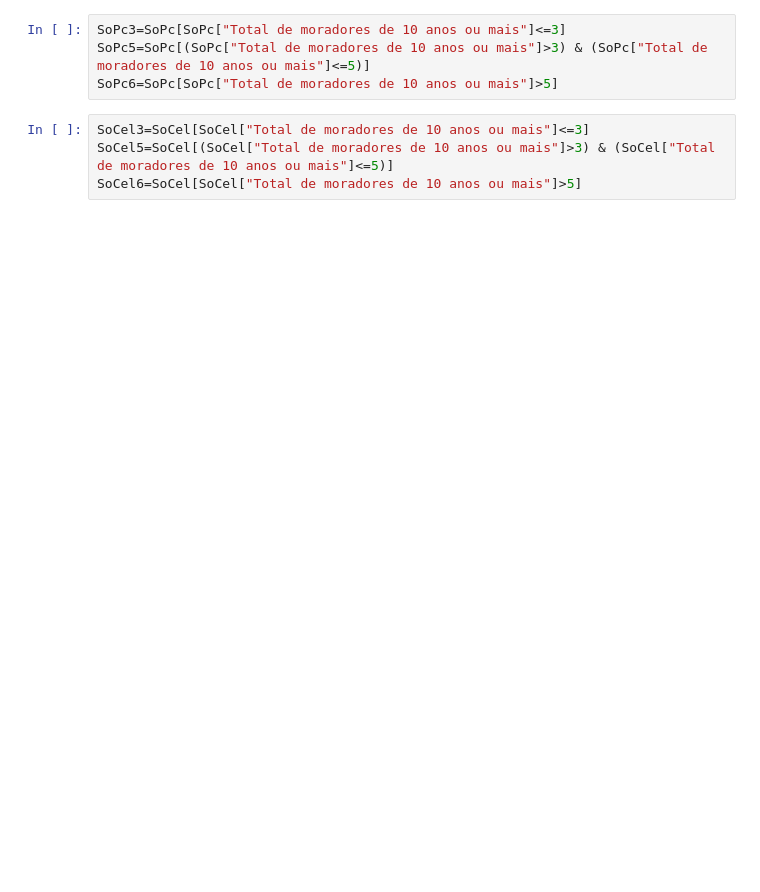
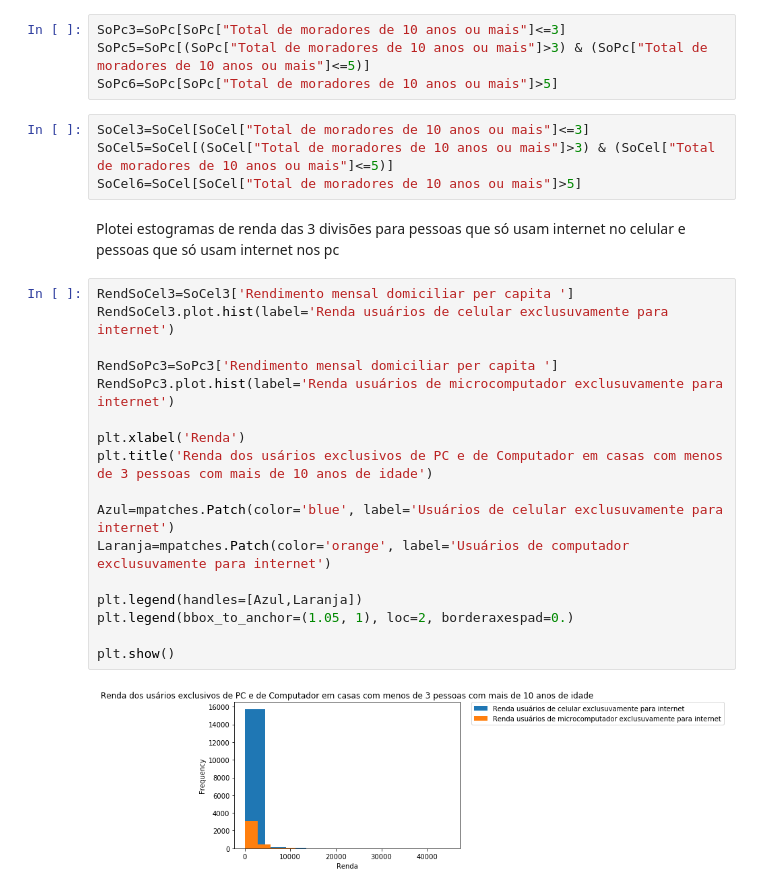
Before and after one commit to Veronur/CienciaDosDadosLuccadc, a Jupyter notebook: CienciaDosDadosLuccadc-master/dados/pj1/Projeto1 Layout.ipynb, the cells around one changed output. Saved outputs shown, nothing was run; the diff lists cells and outputs as text; blank space fills up the shorter version.

```diff
--- a/CienciaDosDadosLuccadc-master/dados/pj1/Projeto1 Layout.ipynb
+++ b/CienciaDosDadosLuccadc-master/dados/pj1/Projeto1 Layout.ipynb
@@ -199,3 +166,24 @@ SoPc6=SoPc[SoPc["Total de moradores de 10 anos ou mais"]>5]
 SoCel3=SoCel[SoCel["Total de moradores de 10 anos ou mais"]<=3]
 SoCel5=SoCel[(SoCel["Total de moradores de 10 anos ou mais"]>3) & (SoCel["Total de moradores de 10 anos ou mais"]<=5)]
 SoCel6=SoCel[SoCel["Total de moradores de 10 anos ou mais"]>5]
+# %% [markdown]
+Plotei estogramas de renda das 3 divisões para pessoas que só usam internet no celular e pessoas que só usam internet nos pc
+# %%
+RendSoCel3=SoCel3['Rendimento mensal domiciliar per capita ']
+RendSoCel3.plot.hist(label='Renda usuários de celular exclusuvamente para internet')
+
+RendSoPc3=SoPc3['Rendimento mensal domiciliar per capita ']
+RendSoPc3.plot.hist(label='Renda usuários de microcomputador exclusuvamente para internet')
+
+plt.xlabel('Renda')
+plt.title('Renda dos usários exclusivos de PC e de Computador em casas com menos de 3 pessoas com mais de 10 anos de idade')
+
+Azul=mpatches.Patch(color='blue', label='Usuários de celular exclusuvamente para internet')
+Laranja=mpatches.Patch(color='orange', label='Usuários de computador exclusuvamente para internet')
+
+plt.legend(handles=[Azul,Laranja])
+plt.legend(bbox_to_anchor=(1.05, 1), loc=2, borderaxespad=0.)
+
+plt.show()
+# %% [output]
+[figure, added]
```
Also changed, not shown: parts of 43 cells of this notebook.
